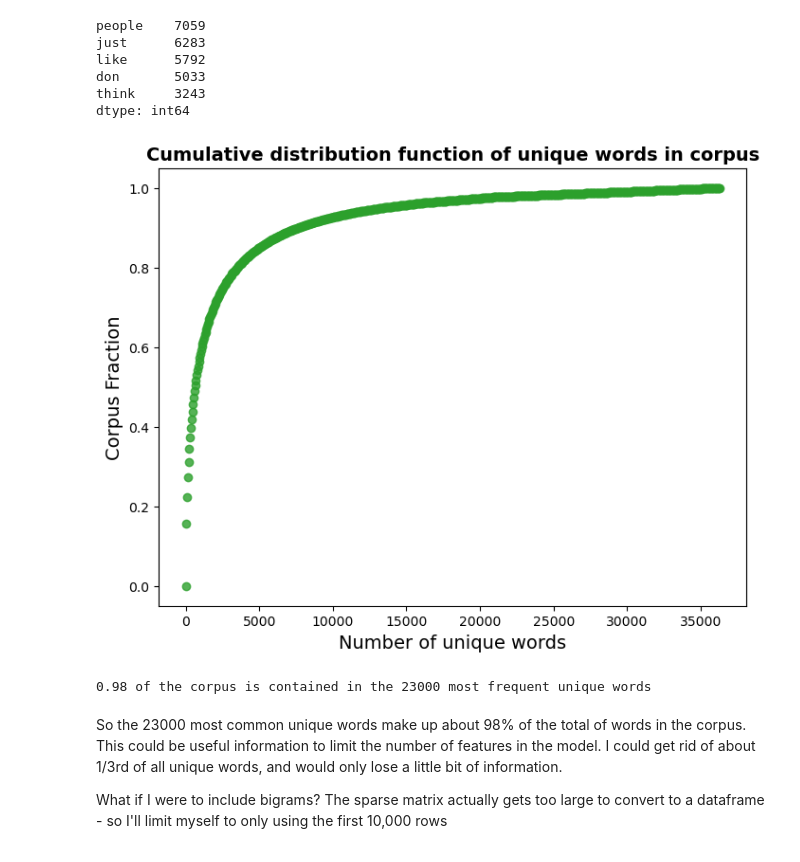
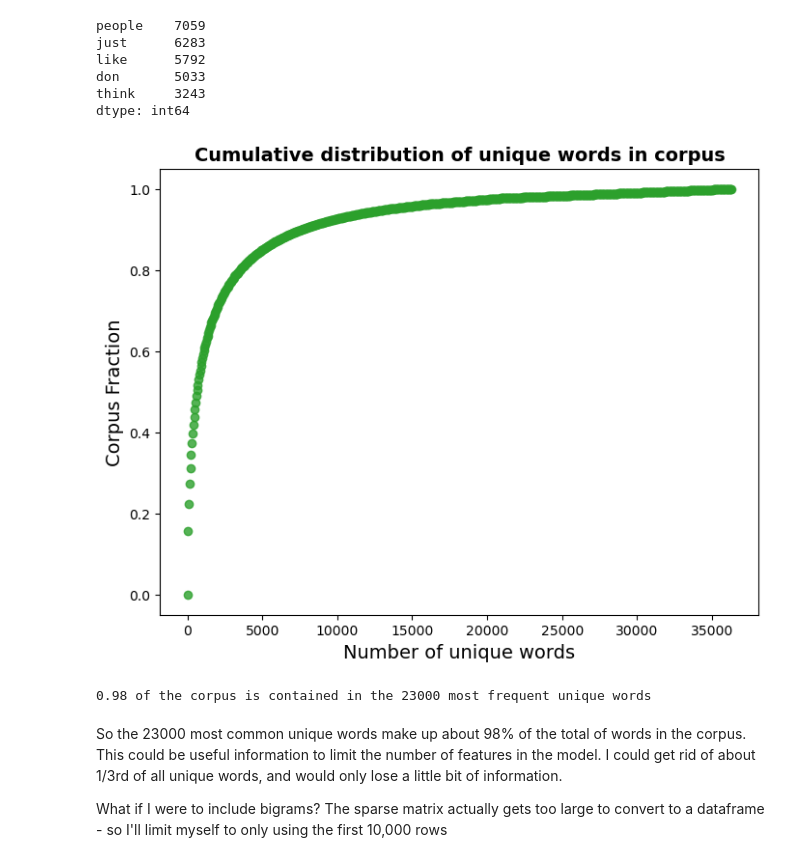
Before and after one commit to martijndevries/NLP_Reddit, a Jupyter notebook: code/EDA_and_cleaning.ipynb, the cells around one changed output. Drawn from its saved outputs; the diff is of its cells as text; code cells hidden in the pictures.

```diff
--- a/code/EDA_and_cleaning.ipynb
+++ b/code/EDA_and_cleaning.ipynb
@@ -889,19 +889,19 @@ dtype: int64
 # %%
 fig, ax = plt.subplots(figsize=(8,6))
 
 cl_corpus = make_corpus_cl(summed_words)
 
 wnr = np.arange(len(summed_words))
 ax.scatter(wnr[::50], cl_corpus[::50], marker='o', alpha=0.8, color='tab:green')
-ax.set_title('Cumulative distribution function of unique words in corpus', fontweight='bold', fontsize=14)
+ax.set_title('Cumulative distribution of unique words in corpus', fontweight='bold', fontsize=14)
 ax.set_xlabel('Number of unique words', fontsize=14)
 ax.set_ylabel('Corpus Fraction', fontsize=14)
 fig.savefig('../figures/mono_cum_wl.png', dpi=300)
 plt.show()
 
 print(f'{round(cl_corpus[23000],2)} of the corpus is contained in the 23000 most frequent unique words')
 # %% [output]
-[figure, old version]
+[figure, new version]
 0.98 of the corpus is contained in the 23000 most frequent unique words
 # %% [markdown]
 So the 23000 most common unique words make up about 98% of the total of words in the corpus. This could be useful information to limit the number of features in the model. I could get rid of about 1/3rd of all unique words, and would only lose a little bit of information.
```
Also changed, not shown: parts of 1 cell of this notebook, 6 other files.
